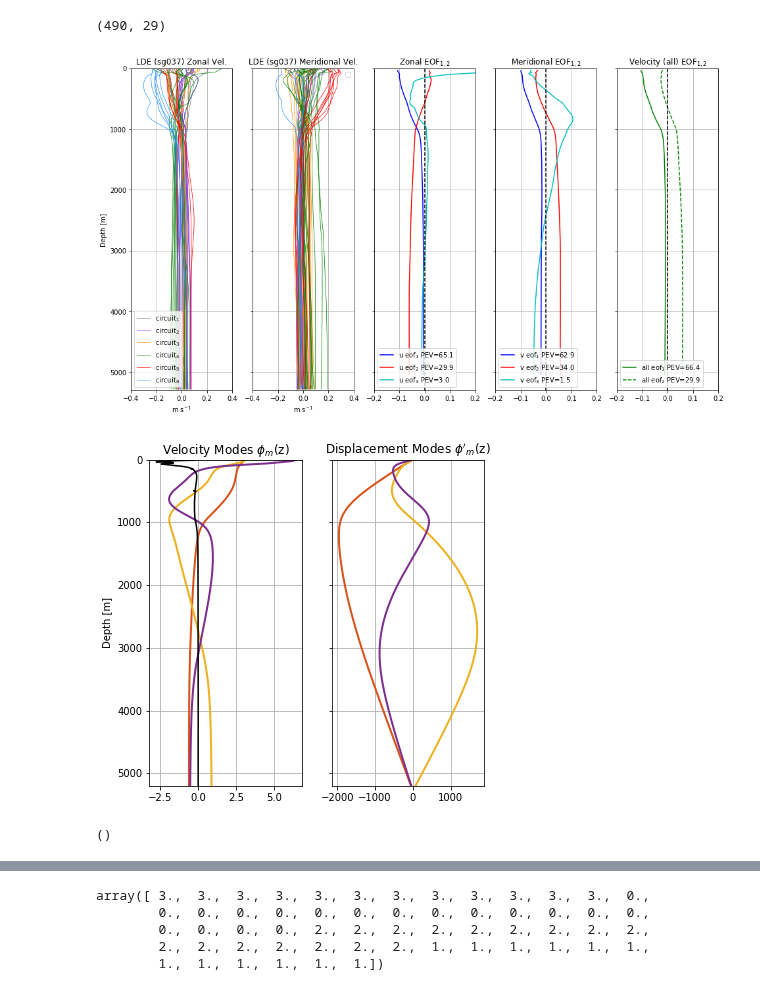
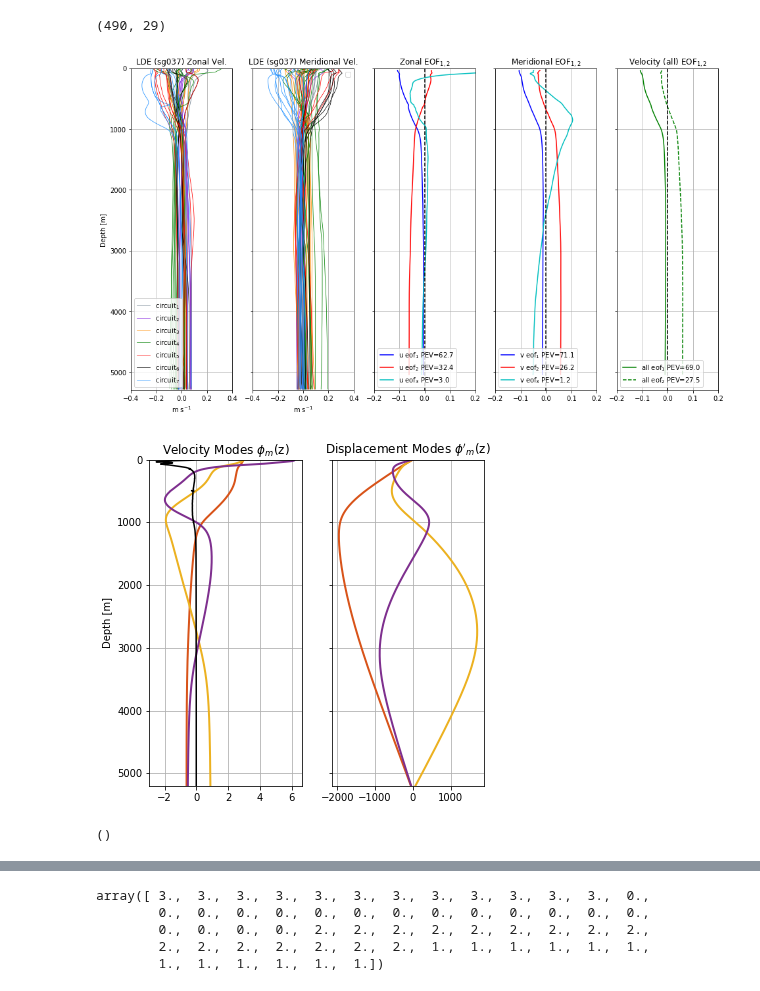
Before and after one commit to jakesteinberg/geostrophic_turbulence, a Jupyter notebook: bermuda_dg037_2019_mode_projections.ipynb, the cells around one changed output, grey strips where cells are left out. Cells and saved outputs as stored; diff of their text form; code cells hidden in the pictures.

```diff
--- a/bermuda_dg037_2019_mode_projections.ipynb
+++ b/bermuda_dg037_2019_mode_projections.ipynb
@@ -404,9 +406,11 @@ for i in range(np.shape(u)[1]):
         ax0.plot(u[:, i], grid, color='#8A2BE2', linewidth=0.75)
     elif (i > 11) & (i <= 17):
         ax0.plot(u[:, i], grid, color='#FF8C00', linewidth=0.75)
-    elif (i > 17) & (i <= 28):
+    elif (i > 17) & (i <= 25):
         ax0.plot(u[:, i], grid, color='g', linewidth=0.75)
-    elif (i > 28) & (i <= 34):
+    elif (i > 25) & (i <= 31):
+        ax0.plot(u[:, i], grid, color='k', linewidth=0.75)
+    elif (i > 31) & (i <= 37):
         ax0.plot(u[:, i], grid, color='r', linewidth=0.75)
     else:
         ax0.plot(u[:, i], grid, color='#1E90FF', linewidth=0.75)
@@ -415,7 +419,8 @@ ax0.plot(u[:, 7], grid, color='#8A2BE2', linewidth=0.75, label=r'circuit$_2$')
 ax0.plot(u[:, 15], grid, color='#FF8C00', linewidth=0.75, label=r'circuit$_3$')
 ax0.plot(u[:, 18], grid, color='g', linewidth=0.75, label=r'circuit$_4$')
 ax0.plot(u[:, 26], grid, color='r', linewidth=0.75, label=r'circuit$_5$')
-ax0.plot(u[:, 26], grid, color='#1E90FF', linewidth=0.75, label=r'circuit$_6$')
+ax0.plot(u[:, 32], grid, color='k', linewidth=0.75, label=r'circuit$_6$')
+ax0.plot(u[:, 38], grid, color='#1E90FF', linewidth=0.75, label=r'circuit$_7$')
 handles, labels = ax0.get_legend_handles_labels()
 ax0.legend(handles, labels, fontsize=10)
 ax0.set_title('LDE (sg037) Zonal Vel.')
@@ -431,10 +436,12 @@ for j in range(np.shape(v)[1]):
         ax05.plot(v[:, j], grid, color='#8A2BE2', linewidth=0.75)
     elif (j > 11) & (j <= 21):
         ax05.plot(v[:, j], grid, color='#FF8C00', linewidth=0.75)
-    elif (j > 21) & (j <= 38):
+    elif (j > 21) & (j <= 33):
         ax05.plot(v[:, j], grid, color='g', linewidth=0.75)
-    elif (j > 38) & (j <= 47):
+    elif (j > 33) & (j <= 41):
         ax05.plot(v[:, j], grid, color='r', linewidth=0.75)
+    elif (j > 41) & (j <= 47):
+        ax05.plot(v[:, j], grid, color='k', linewidth=0.75)
     else:
         ax05.plot(v[:, j], grid, color='#1E90FF', linewidth=0.75)
 # ax05.plot(v[:, j], grid, color='g', linewidth=0.5, label='v')
@@ -451,34 +458,34 @@ ax.plot(UU[:, 1], grid_check, linestyle='-', label=r'u eof$_2$ PEV=' + str(np.ro
 ax.plot(UU[:, 2], grid_check, linestyle='-', label=r'u eof$_3$ PEV=' + str(np.round(frac_eof[2]*100,1)), color='c')
 ax.plot([0, 0], [0, 5500], color='k', linewidth=1.5, linestyle='--')
 
 ax2.plot(UU2[:, 0], grid_check, label=r'v eof$_1$ PEV=' + str(np.round(frac_eof_v[0]*100,1)), color='b')
 ax2.plot(UU2[:, 1], grid_check, linestyle='-', label=r'v eof$_2$ PEV=' + str(np.round(frac_eof_v[1]*100,1)), color='r')
 ax2.plot(UU2[:, 2], grid_check, linestyle='-', label=r'v eof$_3$ PEV=' + str(np.round(frac_eof_v[2]*100,1)), color='c')
 ax2.plot([0, 0], [0, 5500], color='k', linewidth=1.5, linestyle='--')
 
 ax3.plot(UU3[:, 0], grid[grid_sub_i_2], label=r'all eof$_1$ PEV=' + str(np.round(frac_eof_uv[0]*100,1)), color='g')
 ax3.plot(UU3[:, 1], grid[grid_sub_i_2], linestyle='--', label=r'all eof$_2$ PEV=' + str(np.round(frac_eof_uv[1]*100,1)), color='g')
 ax3.plot([0, 0], [0, 5500], color='k', linewidth=1.5, linestyle='--')
 
 handles, labels = ax.get_legend_handles_labels()
 ax.legend(handles, labels, fontsize=10)
 handles, labels = ax2.get_legend_handles_labels()
 ax2.legend(handles, labels, fontsize=10)
 handles, labels = ax3.get_legend_handles_labels()
 ax3.legend(handles, labels, fontsize=10)
 ax.set_title(r'Zonal EOF$_{1,2}$')
 ax2.set_title(r'Meridional EOF$_{1,2}$')
 ax3.set_title(r'Velocity (all) EOF$_{1,2}$')
 ax.invert_yaxis()
 ax.set_xlim([-.2, .2])
 ax2.set_xlim([-.2, .2])
 ax3.set_xlim([-.2, .2])
 ax.grid()
 ax2.grid()
 plot_pro(ax3)
 f.savefig("/Users/jake/Documents/baroclinic_modes/dissertation/sg037_19_uv_eof.jpg", dpi=400)
 # %% [output]
-[figure, old version]
+[figure, new version]
 # %%
 # --- VERTICAL MODES ---
 # --- compute vertical mode shapes
@@ -545,7 +552,7 @@ ax1.invert_yaxis()
 plot_pro(ax2)
 # f.savefig("/Users/jake/Documents/baroclinic_modes/Meetings/meeting_19_05_17/normal_fb_modes.jpg", dpi=300)
 # %% [output]
-[figure, old version]
+[figure, new version]
 ()
 # %%
 # Displacement EOFs and Displacement Modes
```
Also changed, not shown: parts of 15 cells of this notebook, 7 other files.
